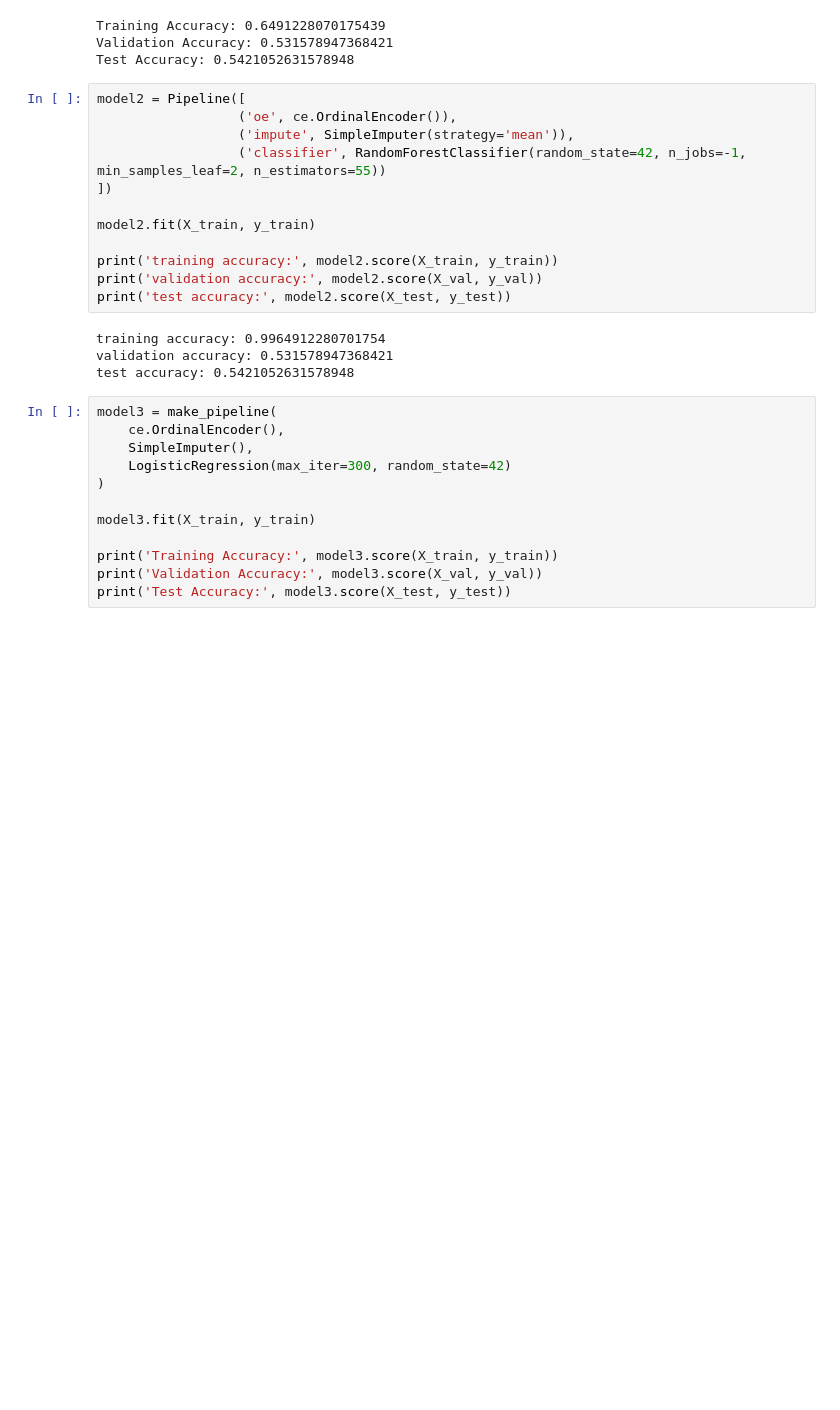
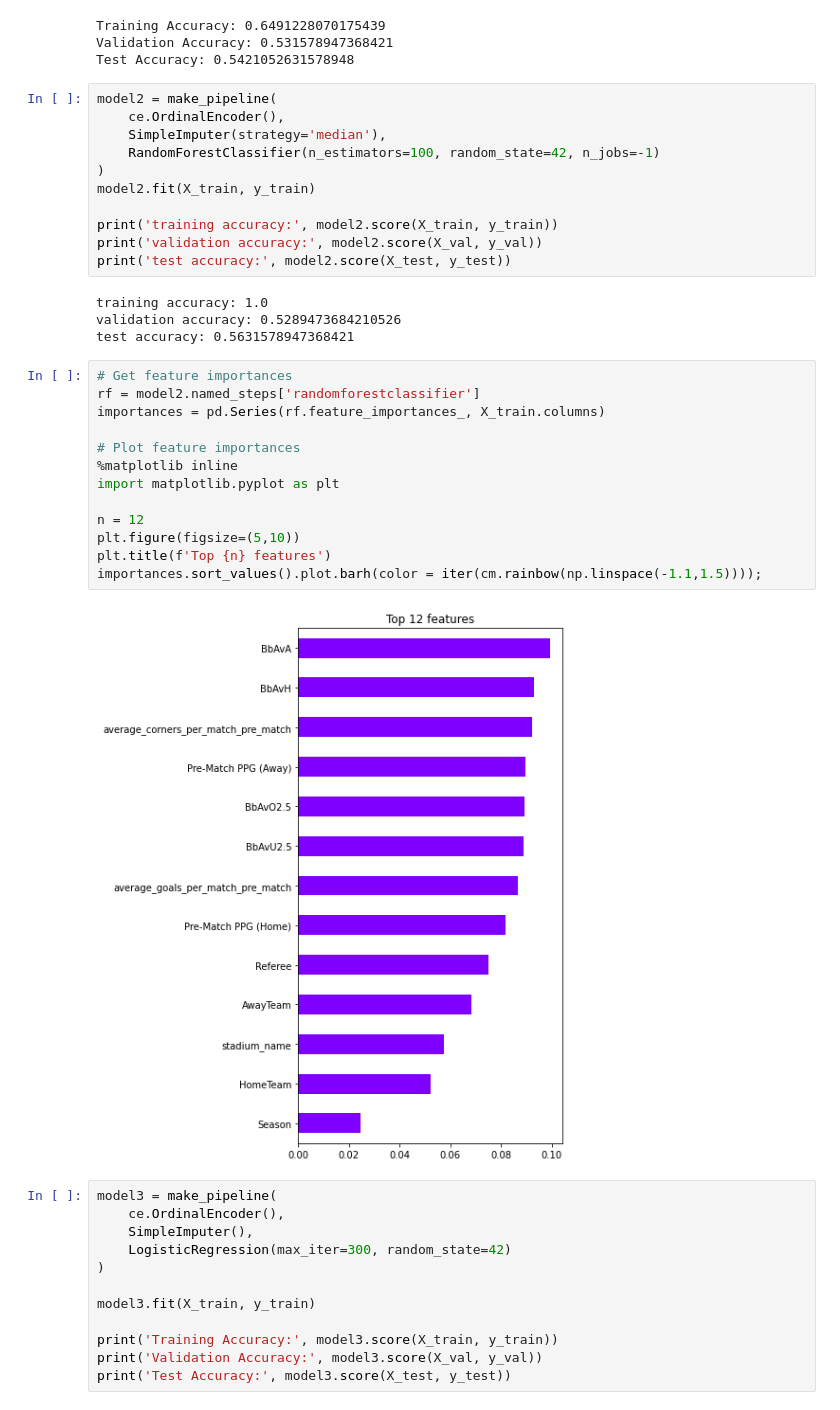
Before and after one commit to eduardopadilla3/Unit2_BW_code, a Jupyter notebook: Unit2project.ipynb, the cells around one changed output. Cells and saved outputs as stored; diff of their text form; blank space fills up the shorter version.

```diff
--- a/Unit2project.ipynb
+++ b/Unit2project.ipynb
@@ -299,21 +301,35 @@ Training Accuracy: 0.6491228070175439
 Validation Accuracy: 0.531578947368421
 Test Accuracy: 0.5421052631578948
 # %%
-model2 = Pipeline([
-                  ('oe', ce.OrdinalEncoder()),
-                  ('impute', SimpleImputer(strategy='mean')),
-                  ('classifier', RandomForestClassifier(random_state=42, n_jobs=-1, min_samples_leaf=2, n_estimators=55))
-])
-
+model2 = make_pipeline(
+    ce.OrdinalEncoder(),
+    SimpleImputer(strategy='median'),
+    RandomForestClassifier(n_estimators=100, random_state=42, n_jobs=-1)
+)
 model2.fit(X_train, y_train)
 
 print('training accuracy:', model2.score(X_train, y_train))
 print('validation accuracy:', model2.score(X_val, y_val))
 print('test accuracy:', model2.score(X_test, y_test))
 # %% [output]
-training accuracy: 0.9964912280701754
-validation accuracy: 0.531578947368421
-test accuracy: 0.5421052631578948
+training accuracy: 1.0
+validation accuracy: 0.5289473684210526
+test accuracy: 0.5631578947368421
+# %%
+# Get feature importances
+rf = model2.named_steps['randomforestclassifier']
+importances = pd.Series(rf.feature_importances_, X_train.columns)
+
+# Plot feature importances
+%matplotlib inline
+import matplotlib.pyplot as plt
+
+n = 12
+plt.figure(figsize=(5,10))
+plt.title(f'Top {n} features')
+importances.sort_values().plot.barh(color = iter(cm.rainbow(np.linspace(-1.1,1.5))));
+# %% [output]
+[figure, added]
 # %%
 model3 = make_pipeline(
     ce.OrdinalEncoder(),
```
Also changed, not shown: parts of 25 cells of this notebook.
